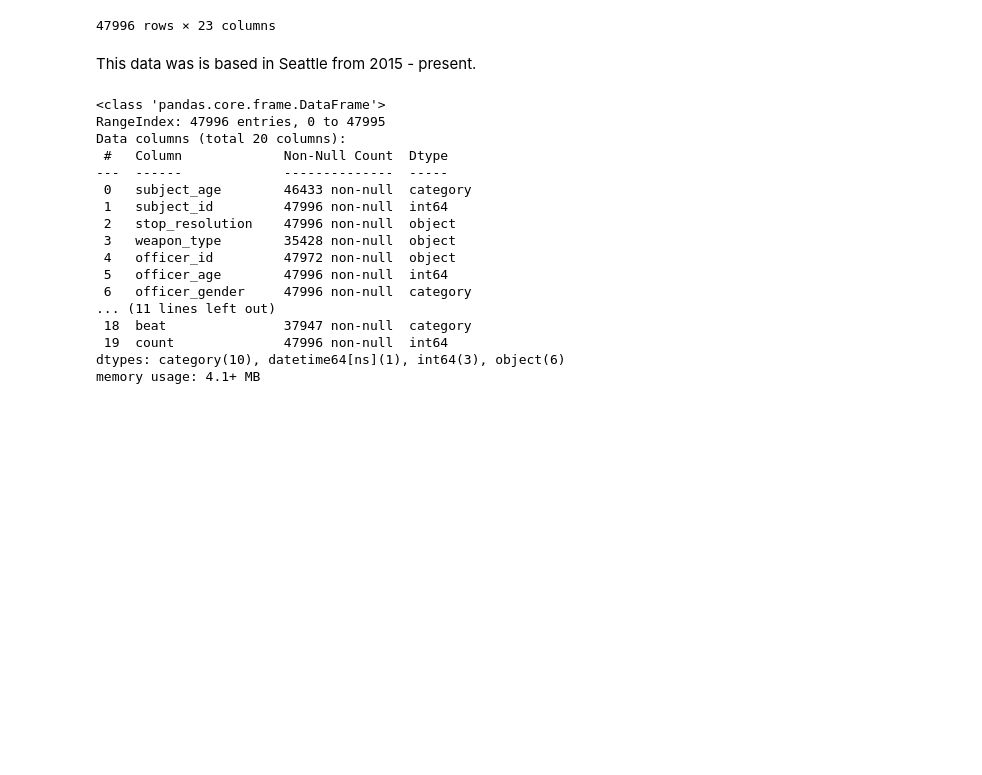
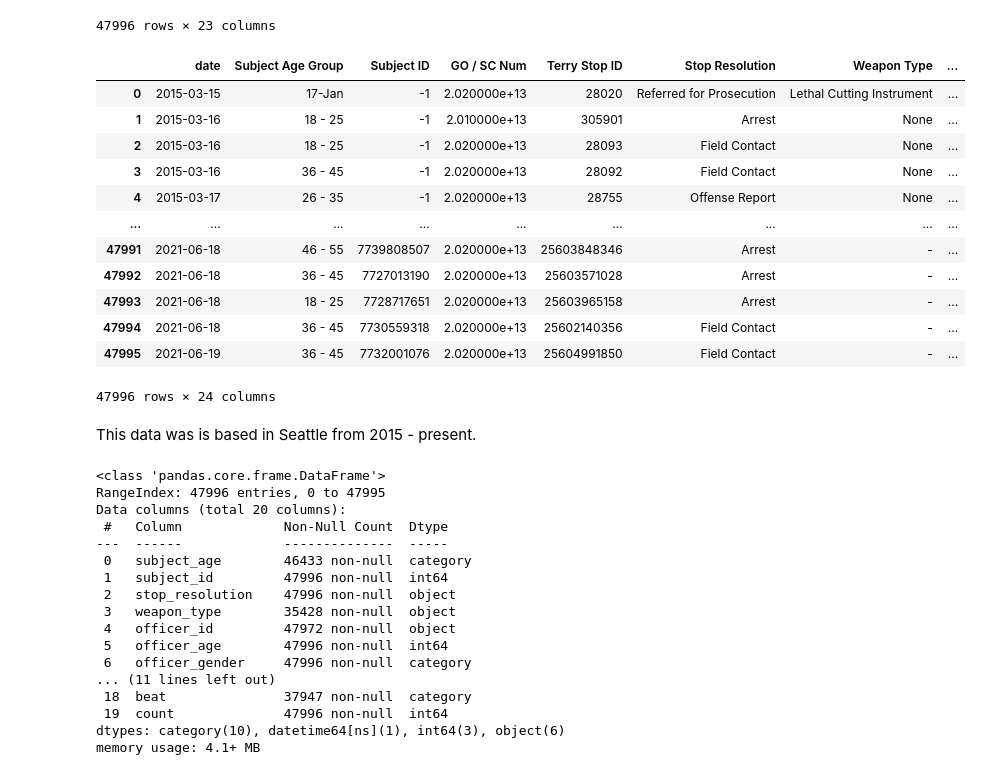
Before and after one commit to letruong711/Terry_Stop_Frisk, a Jupyter notebook: Terry_Ohio_Data_Exploration.ipynb, the cells around one changed output. Saved outputs shown, nothing was run; the diff lists cells and outputs as text; code cells hidden in the pictures; blank space fills up the shorter version.

```diff
--- a/Terry_Ohio_Data_Exploration.ipynb
+++ b/Terry_Ohio_Data_Exploration.ipynb
@@ -42,6 +42,21 @@ data
 # %%
 new_df = data.copy()
 new_df.reset_index(inplace=True)
+new_df
+# %% [output]
+|  | date | Subject Age Group | Subject ID | GO / SC Num | Terry Stop ID | Stop Resolution | Weapon Type | ... |
+| 0 | 2015-03-15 | 17-Jan | -1 | 2.020000e+13 | 28020 | Referred for Prosecution | Lethal Cutting Instrument | ... |
+| 1 | 2015-03-16 | 18 - 25 | -1 | 2.010000e+13 | 305901 | Arrest | None | ... |
+| 2 | 2015-03-16 | 18 - 25 | -1 | 2.020000e+13 | 28093 | Field Contact | None | ... |
+| 3 | 2015-03-16 | 36 - 45 | -1 | 2.020000e+13 | 28092 | Field Contact | None | ... |
+| 4 | 2015-03-17 | 26 - 35 | -1 | 2.020000e+13 | 28755 | Offense Report | None | ... |
+| ... | ... | ... | ... | ... | ... | ... | ... | ... |
+| 47991 | 2021-06-18 | 46 - 55 | 7739808507 | 2.020000e+13 | 25603848346 | Arrest | - | ... |
+| 47992 | 2021-06-18 | 36 - 45 | 7727013190 | 2.020000e+13 | 25603571028 | Arrest | - | ... |
+| 47993 | 2021-06-18 | 18 - 25 | 7728717651 | 2.020000e+13 | 25603965158 | Arrest | - | ... |
+| 47994 | 2021-06-18 | 36 - 45 | 7730559318 | 2.020000e+13 | 25602140356 | Field Contact | - | ... |
+| 47995 | 2021-06-19 | 36 - 45 | 7732001076 | 2.020000e+13 | 25604991850 | Field Contact | - | ... |
+47996 rows × 24 columns
 # %% [markdown]
 This data was is based in Seattle from 2015 - present.
 # %%
```
Also changed, not shown: parts of 5 cells of this notebook.
